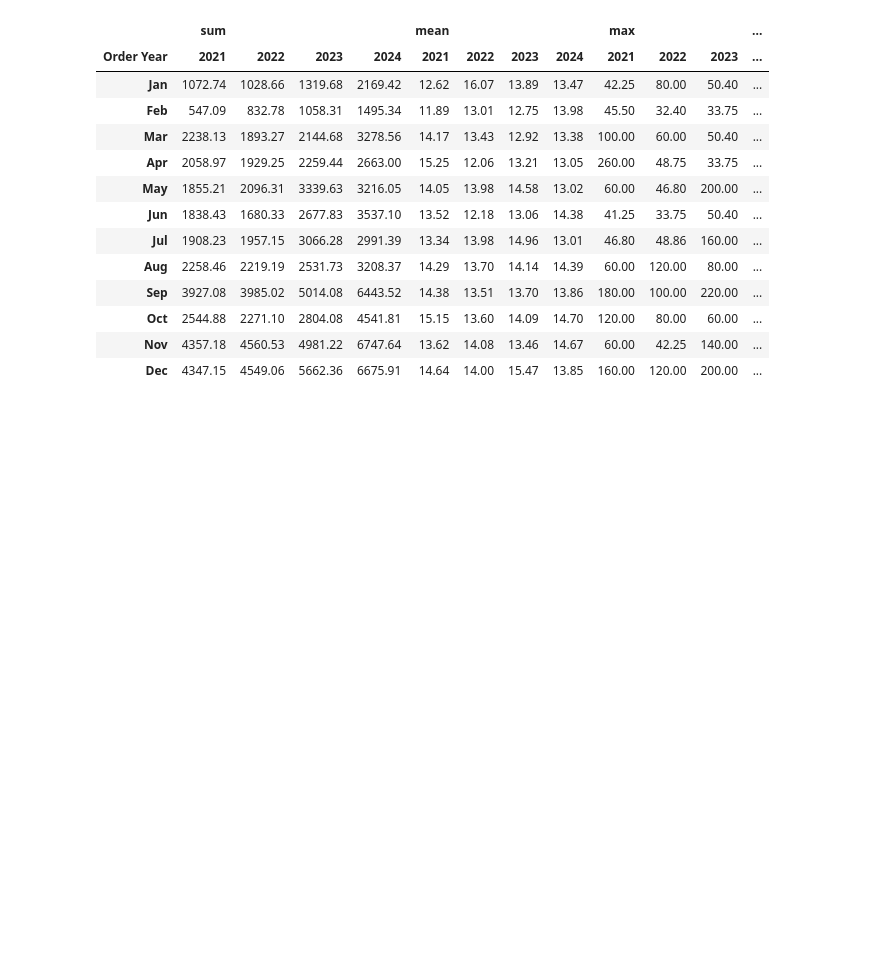
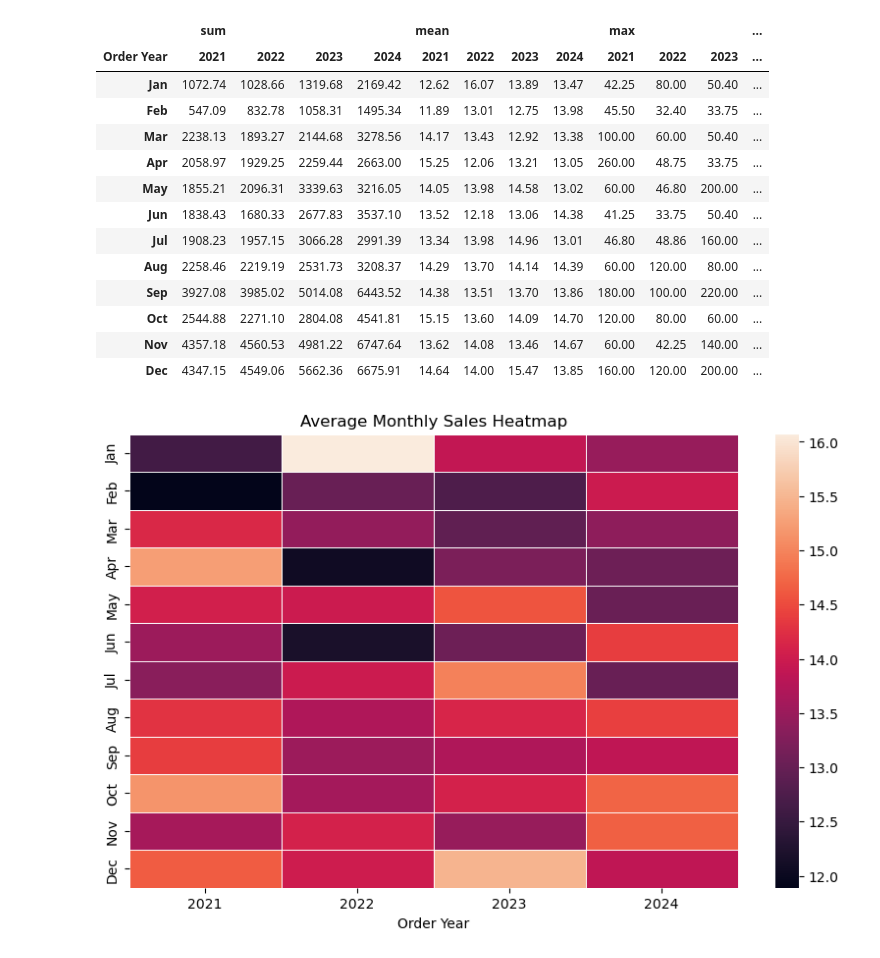
Before and after one commit to suranjanrana/data-analysis-and-warehousing-project, a Jupyter notebook: notebooks/candy-analysis.ipynb, the cells around one changed output. Cells and saved outputs as stored; diff of their text form; code cells hidden in the pictures; blank space fills up the shorter version.

Commit message:
Additional data cleaning and charts

```diff
--- a/notebooks/candy-analysis.ipynb
+++ b/notebooks/candy-analysis.ipynb
@@ -327,3 +329,21 @@ monthly_agg
 | Oct | 2544.88 | 2271.10 | 2804.08 | 4541.81 | 15.15 | 13.60 | 14.09 | 14.70 | 120.00 | 80.00 | 60.00 | ... |
 | Nov | 4357.18 | 4560.53 | 4981.22 | 6747.64 | 13.62 | 14.08 | 13.46 | 14.67 | 60.00 | 42.25 | 140.00 | ... |
 | Dec | 4347.15 | 4549.06 | 5662.36 | 6675.91 | 14.64 | 14.00 | 15.47 | 13.85 | 160.00 | 120.00 | 200.00 | ... |
+# %%
+# Average Monthly Sales Heatmap
+montly_avg_sales = candy_sales_df.pivot_table(
+    index="Order Month",
+    columns="Order Year",
+    values="Sales",
+    aggfunc="mean"
+).round(2).sort_index()
+
+montly_avg_sales.index = [f"{months[m-1]}" for m in montly_avg_sales.index]
+
+plt.figure(figsize=(10, 6))
+sns.heatmap(montly_avg_sales, fmt=".1f", linewidths=0.5)
+
+plt.title("Average Monthly Sales Heatmap")
+plt.show()
+# %% [output]
+[figure, added]
```
Also changed, not shown: parts of 4 cells of this notebook.
